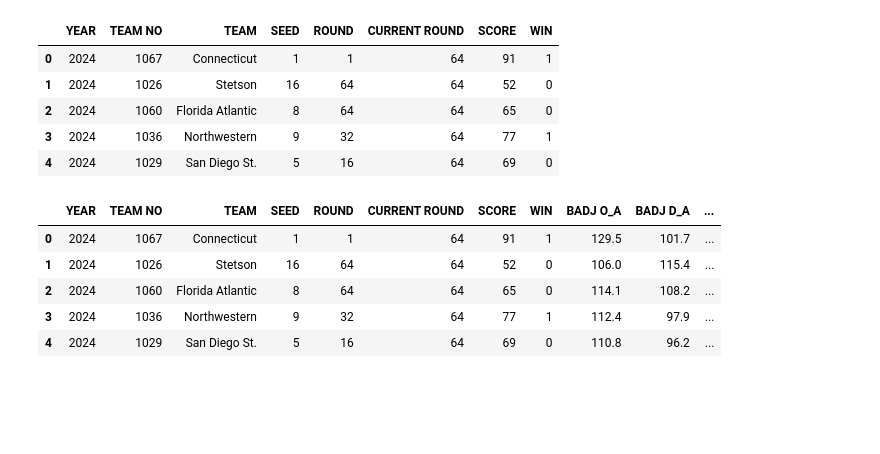
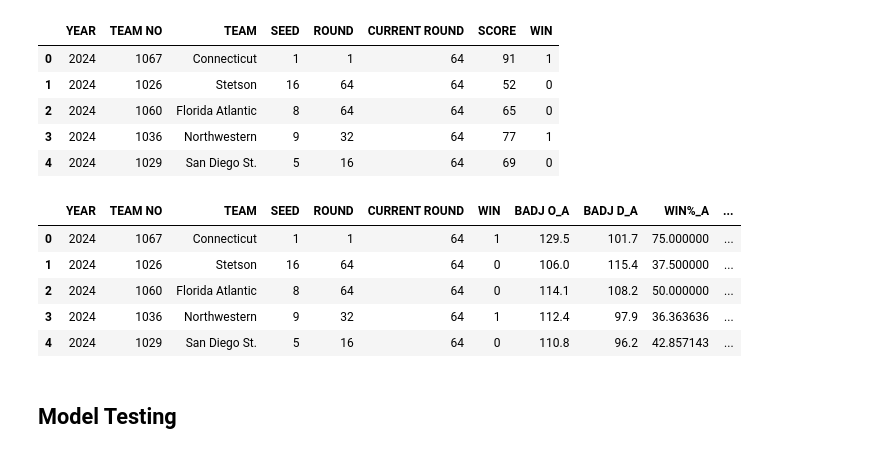
Before and after one commit to nicholaskim1004/MarchMadness, a Jupyter notebook: madness.ipynb, the cells around one changed output. Saved outputs shown, nothing was run; the diff lists cells and outputs as text; code cells hidden in the pictures; blank space fills up the shorter version.

```diff
--- a/madness.ipynb
+++ b/madness.ipynb
@@ -21,15 +24,15 @@ away_stats = pd.read_csv("/Users/nicholaskim/Documents/Repositories/bracket chal
 home_stats = pd.read_csv("/Users/nicholaskim/Documents/Repositories/bracket challenge/data/Barttorvik Home.csv")
 neutral_stats = pd.read_csv("/Users/nicholaskim/Documents/Repositories/bracket challenge/data/Barttorvik Neutral.csv")
 
-conf_perf = pd.read_csv("/Users/nicholaskim/Documents/Repositories/bracket challenge/data/Conference Stats.csv")
+conf_perf = pd.read_csv("/Users/nicholaskim/Documents/Repositories/bracket challenge/data/Conference Results.csv")
+
 team_res = pd.read_csv("/Users/nicholaskim/Documents/Repositories/bracket challenge/data/Team Results.csv")
+team_hist = pd.read_csv("/Users/nicholaskim/Documents/Repositories/bracket challenge/data/Resumes.csv")
 team_v_ranked = pd.read_csv("/Users/nicholaskim/Documents/Repositories/bracket challenge/data/TeamRankings.csv")
 
 ken_eff = pd.read_csv("/Users/nicholaskim/Documents/Repositories/bracket challenge/data/INT _ KenPom _ Efficiency.csv")
 ken_height = pd.read_csv("/Users/nicholaskim/Documents/Repositories/bracket challenge/data/INT _ KenPom _ Height.csv")
 ken_conf = pd.read_csv("/Users/nicholaskim/Documents/Repositories/bracket challenge/data/DEV _ March Madness.csv")
-
-conf_mapping = pd.read_csv("/Users/nicholaskim/Documents/Repositories/bracket challenge/data/REF _ NCAAM Conference and ESPN Team Name Mapping.csv")
 
 cur_coaches = pd.read_csv("/Users/nicholaskim/Documents/Repositories/bracket challenge/data/REF _ Current NCAAM Coaches.csv")
 coach_perf = pd.read_csv("/Users/nicholaskim/Documents/Repositories/bracket challenge/data/Coach Results.csv")
@@ -80,13 +80,15 @@ def var_mean(dfs, vars):
 vars = ['YEAR','TEAM NO','BADJ EM','FTR','FTRD',
         'BADJ T','TOV%','TOV%D','OREB%','OP OREB%','RAW T','WAB',
         '2PT%', '2PT%D', '3PT%', '3PT%D', 'BLK%', 'BLKED%',
-        'AST%', 'OP AST%', '2PTR', '3PTR', '2PTRD', '3PTRD']
+        'AST%', 'OP AST%', '2PTR', '3PTR', '2PTRD', '3PTRD','ELITE SOS']
 dfs = [away_stats,home_stats,neutral_stats]
 
 team_stats = var_mean(dfs,vars)
 
 temp_res = team_res.loc[:,['TEAM','PAKE','PASE','R64','R32','S16','E8','F4',
                            'F2','CHAMP','TOP2']]
+
+temp_his = team_hist.drop(['TEAM','SEED','ROUND','Q1 PLUS Q2 W','B POWER','BID TYPE'],axis=1)
 
 temp_v_ranked = team_v_ranked.loc[:,['YEAR','TEAM NO','TR RATING','V 1-25 WINS','V 1-25 LOSS',
                                      'V 26-50 WINS','V 26-50 LOSS','LUCK RATING','CONSISTENCY TR RATING']]
@@ -127,17 +456,17 @@ See the caveats in the documentation: https://pandas.pydata.org/pandas-docs/stab
 | 3 | 2024 | 1036 | Northwestern | 9 | 32 | 64 | 77 | 1 |
 | 4 | 2024 | 1029 | San Diego St. | 5 | 16 | 64 | 69 | 0 |
 # %%
-dfs = [comp_stats,temp_away,temp_home,temp_neutral,temp_v_ranked,temp_height,temp_ken_eff,team_stats]
+dfs = [comp_stats.drop('SCORE',axis=1),temp_away,temp_home,temp_neutral,temp_v_ranked,temp_height,temp_ken_eff,temp_his,team_stats]
 
 comp_team_stats = reduce(lambda left, right: pd.merge(left, right, on=['YEAR','TEAM NO']),dfs)
 
 comp_team_stats = comp_team_stats.merge(temp_res,on='TEAM',how='left')
 
 comp_team_stats.head()
 # %% [output]
-|  | YEAR | TEAM NO | TEAM | SEED | ROUND | CURRENT ROUND | SCORE | WIN | BADJ O_A | BADJ D_A | ... |
-| 0 | 2024 | 1067 | Connecticut | 1 | 1 | 64 | 91 | 1 | 129.5 | 101.7 | ... |
-| 1 | 2024 | 1026 | Stetson | 16 | 64 | 64 | 52 | 0 | 106.0 | 115.4 | ... |
-| 2 | 2024 | 1060 | Florida Atlantic | 8 | 64 | 64 | 65 | 0 | 114.1 | 108.2 | ... |
-| 3 | 2024 | 1036 | Northwestern | 9 | 32 | 64 | 77 | 1 | 112.4 | 97.9 | ... |
-| 4 | 2024 | 1029 | San Diego St. | 5 | 16 | 64 | 69 | 0 | 110.8 | 96.2 | ... |
+|  | YEAR | TEAM NO | TEAM | SEED | ROUND | CURRENT ROUND | WIN | BADJ O_A | BADJ D_A | WIN%_A | ... |
+| 0 | 2024 | 1067 | Connecticut | 1 | 1 | 64 | 1 | 129.5 | 101.7 | 75.000000 | ... |
+| 1 | 2024 | 1026 | Stetson | 16 | 64 | 64 | 0 | 106.0 | 115.4 | 37.500000 | ... |
+| 2 | 2024 | 1060 | Florida Atlantic | 8 | 64 | 64 | 0 | 114.1 | 108.2 | 50.000000 | ... |
+| 3 | 2024 | 1036 | Northwestern | 9 | 32 | 64 | 1 | 112.4 | 97.9 | 36.363636 | ... |
+| 4 | 2024 | 1029 | San Diego St. | 5 | 16 | 64 | 0 | 110.8 | 96.2 | 42.857143 | ... |
@@ -143,0 +475,2 @@ comp_team_stats.head()
+# %% [markdown]
+## Model Testing
```
Also changed, not shown: parts of 12 cells of this notebook, 1 other file.
